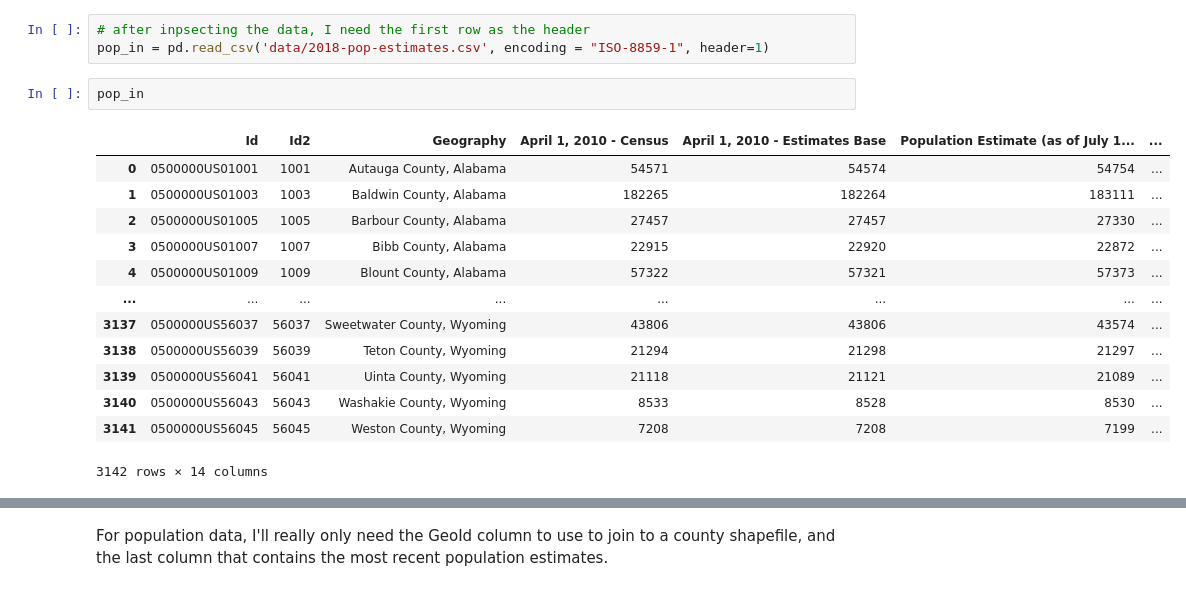
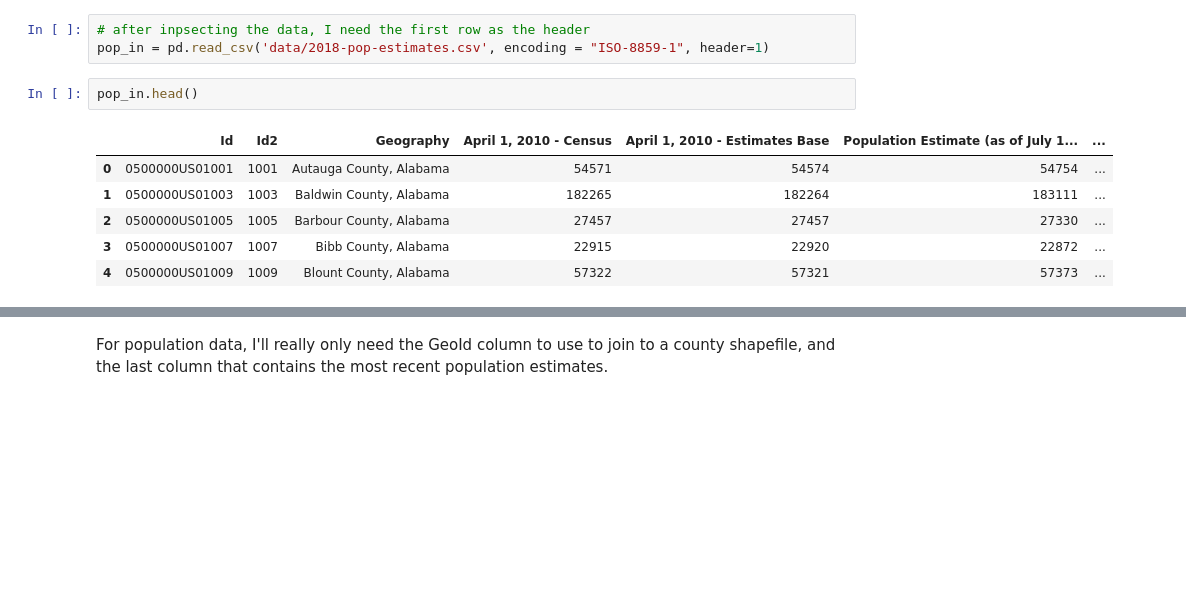
Before and after one commit to EileenGrady/us-industrial-pollution, a Jupyter notebook: explore-census-data.ipynb, the cells around one changed output, grey strips where cells are left out. Saved outputs shown, nothing was run; the diff lists cells and outputs as text; blank space fills up the shorter version.

```diff
--- a/explore-census-data.ipynb
+++ b/explore-census-data.ipynb
@@ -30,18 +23,11 @@ pop_in
 # after inpsecting the data, I need the first row as the header
 pop_in = pd.read_csv('data/2018-pop-estimates.csv', encoding = "ISO-8859-1", header=1)
 # %%
-pop_in
+pop_in.head()
 # %% [output]
 |  | Id | Id2 | Geography | April 1, 2010 - Census | April 1, 2010 - Estimates Base | Population Estimate (as of July 1... | ... |
 | 0 | 0500000US01001 | 1001 | Autauga County, Alabama | 54571 | 54574 | 54754 | ... |
 | 1 | 0500000US01003 | 1003 | Baldwin County, Alabama | 182265 | 182264 | 183111 | ... |
 | 2 | 0500000US01005 | 1005 | Barbour County, Alabama | 27457 | 27457 | 27330 | ... |
 | 3 | 0500000US01007 | 1007 | Bibb County, Alabama | 22915 | 22920 | 22872 | ... |
 | 4 | 0500000US01009 | 1009 | Blount County, Alabama | 57322 | 57321 | 57373 | ... |
-| ... | ... | ... | ... | ... | ... | ... | ... |
-| 3137 | 0500000US56037 | 56037 | Sweetwater County, Wyoming | 43806 | 43806 | 43574 | ... |
-| 3138 | 0500000US56039 | 56039 | Teton County, Wyoming | 21294 | 21298 | 21297 | ... |
-| 3139 | 0500000US56041 | 56041 | Uinta County, Wyoming | 21118 | 21121 | 21089 | ... |
-| 3140 | 0500000US56043 | 56043 | Washakie County, Wyoming | 8533 | 8528 | 8530 | ... |
-| 3141 | 0500000US56045 | 56045 | Weston County, Wyoming | 7208 | 7208 | 7199 | ... |
-3142 rows × 14 columns
```
Also changed, not shown: parts of 31 cells of this notebook, 17 other files.
